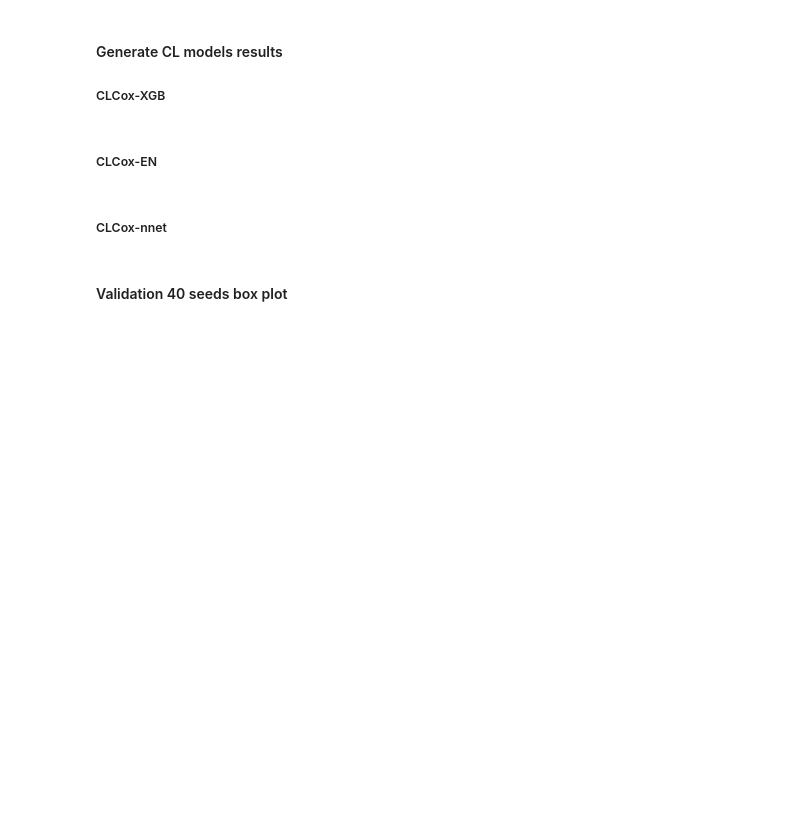
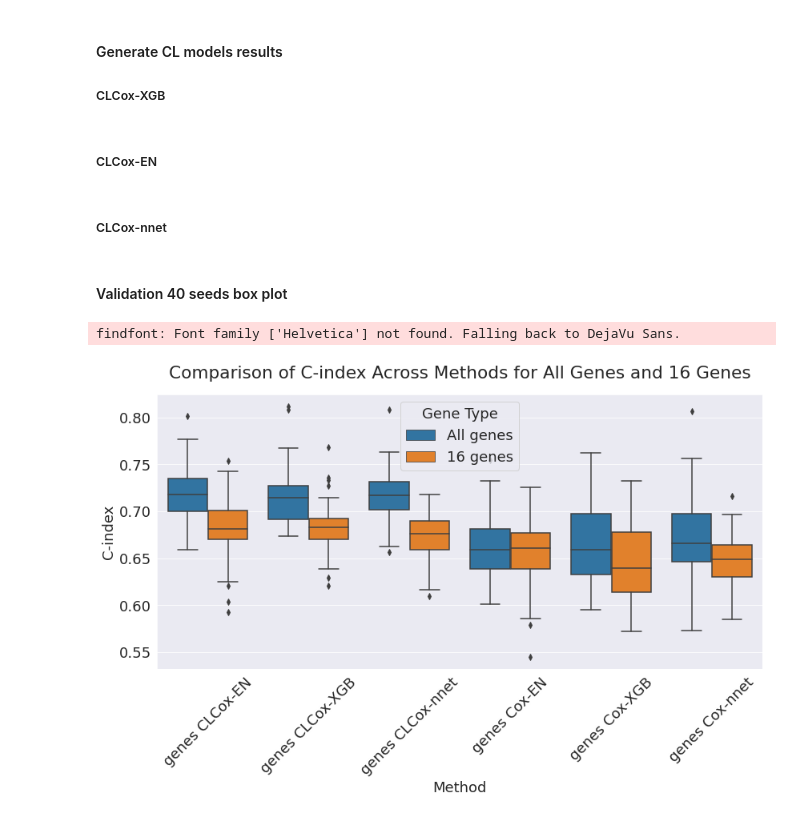
Before and after one commit to CaixdLab/CL4CaPro, a Jupyter notebook: OncotypeDX.ipynb, the cells around one changed output. Cells and saved outputs as stored; diff of their text form; code cells hidden in the pictures; blank space fills up the shorter version.

```diff
--- a/OncotypeDX.ipynb
+++ b/OncotypeDX.ipynb
@@ -1155,3 +1155,43 @@ ibs = round(scores[0], 6)
 print(predictions, c_index, ibs)
 # %% [markdown]
 #### Validation 40 seeds box plot
+# %%
+import pandas as pd
+import seaborn as sns
+import matplotlib.pyplot as plt
+
+# Load data from the Excel file
+excel_path = 'Analysis_AffyOnco.xlsx'
+affy_onco_data = pd.read_excel(excel_path)
+
+# Rename columns based on the first row (method names) and then drop the first row
+methods = affy_onco_data.iloc[0]
+gene_types = ['All genes'] * 6 + ['16 genes'] * 6
+new_columns = [f"{gene_type} {method}" for gene_type, method in zip(gene_types, methods)]
+affy_onco_data.columns = new_columns
+affy_onco_data = affy_onco_data.drop(index=0)
+
+# Melt the DataFrame to long format for plotting
+affy_onco_data_long = affy_onco_data.melt(var_name='Condition', value_name='C-index')
+
+# Split the 'Condition' column into 'Gene Type' and 'Method'
+affy_onco_data_long[['Gene Type', 'Method']] = affy_onco_data_long['Condition'].str.split(' ', 1, expand=True)
+affy_onco_data_long['Gene Type'] = affy_onco_data_long['Gene Type'] + ' genes'
+affy_onco_data_long['Method'] = affy_onco_data_long['Method'].str.strip()
+
+# Convert 'C-index' to numeric
+affy_onco_data_long['C-index'] = pd.to_numeric(affy_onco_data_long['C-index'])
+
+# Plotting the boxplot comparison for "All genes" vs "16 genes" across the six methods
+plt.figure(figsize=(12, 8))
+sns.boxplot(x='Method', y='C-index', hue='Gene Type', data=affy_onco_data_long)
+plt.title('Comparison of C-index Across Methods for All Genes and 16 Genes')
+plt.xticks(rotation=45)
+plt.xlabel('Method')
+plt.ylabel('C-index')
+plt.legend(title='Gene Type')
+plt.tight_layout()
+plt.show()
+# %% [output]
+findfont: Font family ['Helvetica'] not found. Falling back to DejaVu Sans.
+[figure, added]
```
